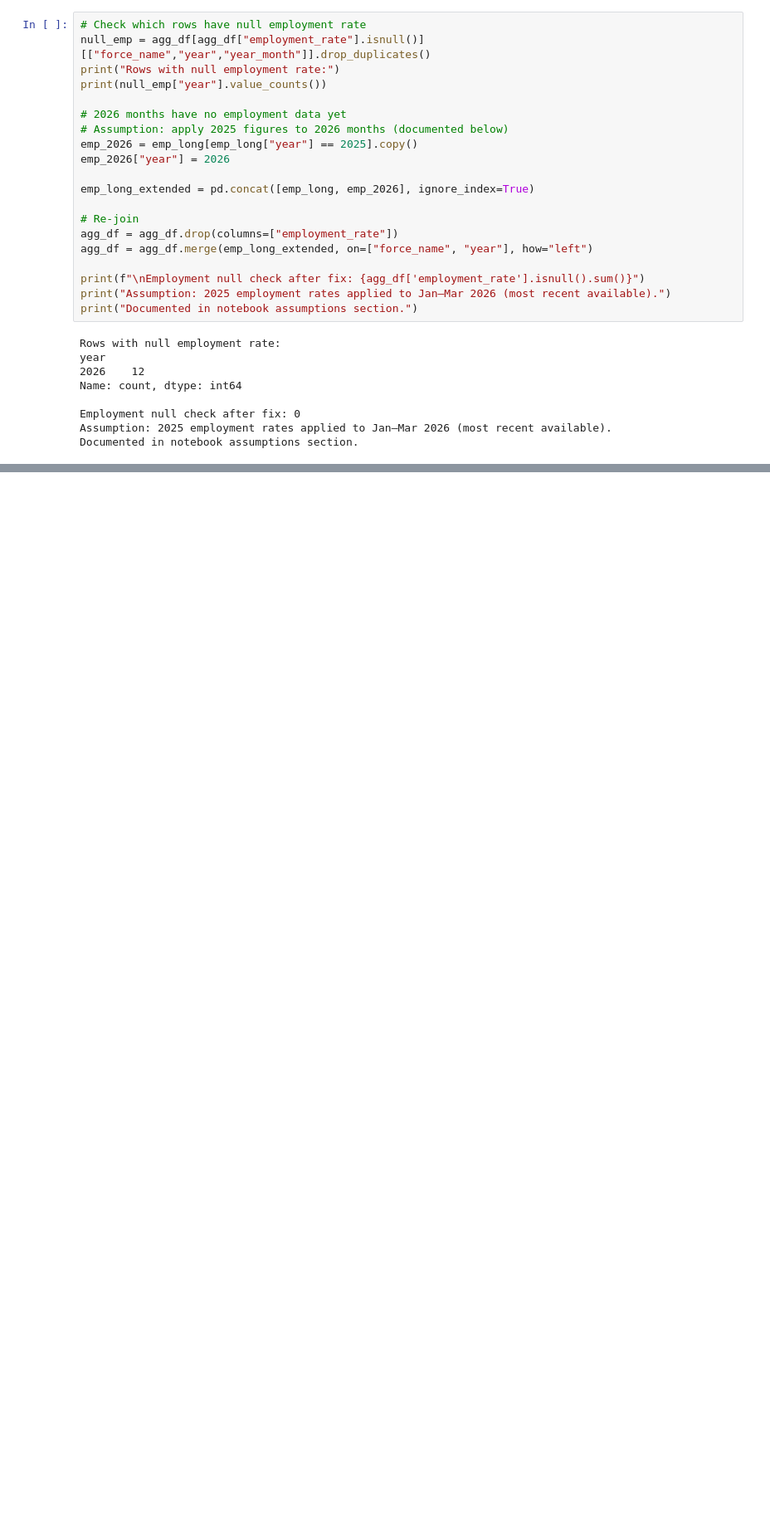
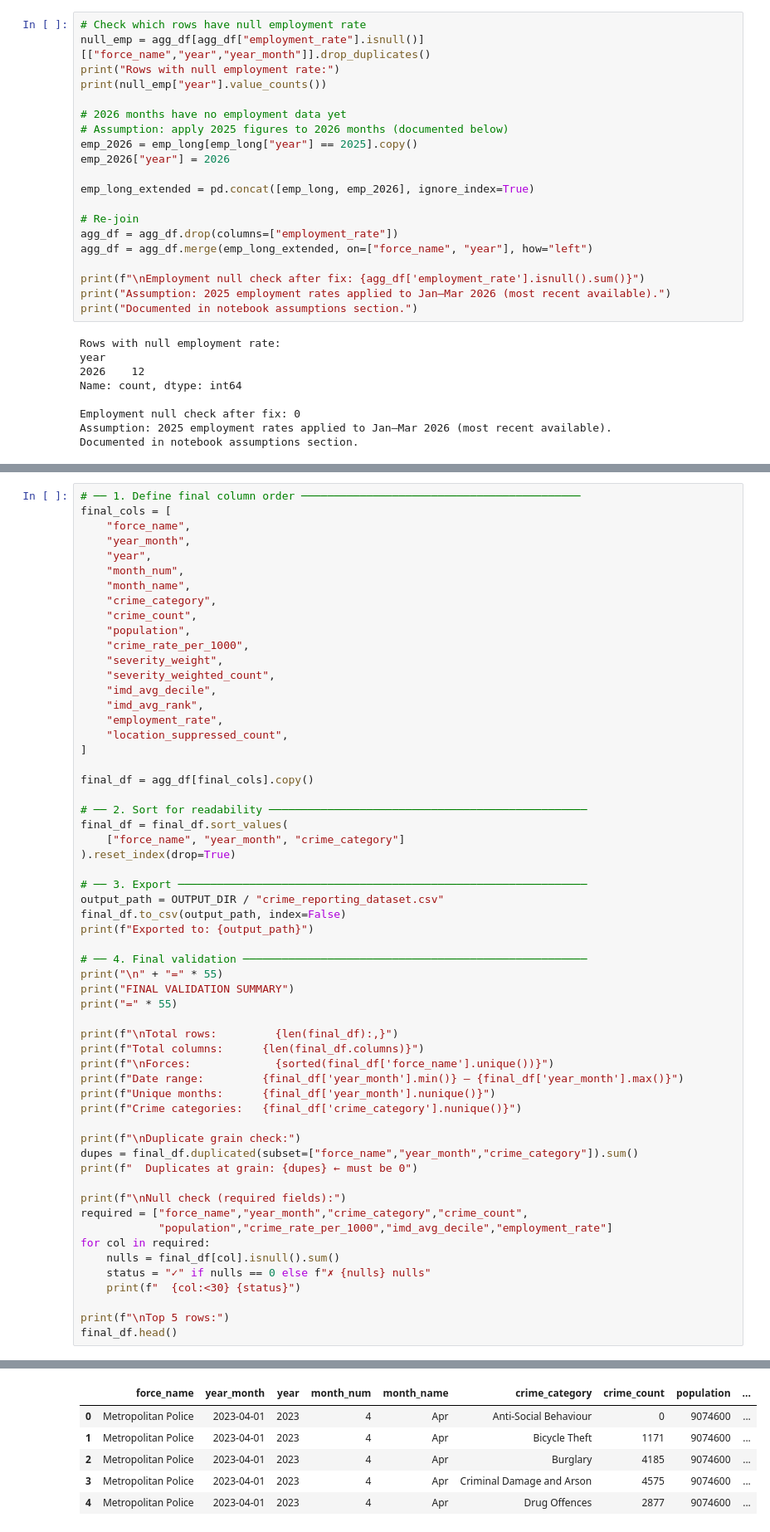
Before and after one commit to izzamgolamaully/crime_pipeline, a Jupyter notebook: crime_pipeline.ipynb, the cells around one changed output, grey strips where cells are left out. Shown at 83% size. Drawn from its saved outputs; the diff is of its cells as text; blank space fills up the shorter version.

Commit message:
export and validating into a csv file in the output folders

```diff
--- a/crime_pipeline.ipynb
+++ b/crime_pipeline.ipynb
@@ -950,0 +957,59 @@ Documented in notebook assumptions section.
+# %%
+# ── 1. Define final column order ───────────────────────────────────────────
+final_cols = [
+    "force_name",
+    "year_month",
+    "year",
+    "month_num",
+    "month_name",
+    "crime_category",
+    "crime_count",
+    "population",
+    "crime_rate_per_1000",
+    "severity_weight",
+    "severity_weighted_count",
+    "imd_avg_decile",
+    "imd_avg_rank",
+    "employment_rate",
+    "location_suppressed_count",
+]
+
+final_df = agg_df[final_cols].copy()
+
+# ── 2. Sort for readability ─────────────────────────────────────────────────
+final_df = final_df.sort_values(
+    ["force_name", "year_month", "crime_category"]
+).reset_index(drop=True)
+
+# ── 3. Export ───────────────────────────────────────────────────────────────
+output_path = OUTPUT_DIR / "crime_reporting_dataset.csv"
+final_df.to_csv(output_path, index=False)
+print(f"Exported to: {output_path}")
+
+# ── 4. Final validation ─────────────────────────────────────────────────────
+print("\n" + "=" * 55)
+print("FINAL VALIDATION SUMMARY")
+print("=" * 55)
+
+print(f"\nTotal rows:         {len(final_df):,}")
+print(f"Total columns:      {len(final_df.columns)}")
+print(f"\nForces:             {sorted(final_df['force_name'].unique())}")
+print(f"Date range:         {final_df['year_month'].min()} – {final_df['year_month'].max()}")
+print(f"Unique months:      {final_df['year_month'].nunique()}")
+print(f"Crime categories:   {final_df['crime_category'].nunique()}")
+
+print(f"\nDuplicate grain check:")
+dupes = final_df.duplicated(subset=["force_name","year_month","crime_category"]).sum()
+print(f"  Duplicates at grain: {dupes} ← must be 0")
+
+print(f"\nNull check (required fields):")
+required = ["force_name","year_month","crime_category","crime_count",
+            "population","crime_rate_per_1000","imd_avg_decile","employment_rate"]
+for col in required:
+    nulls = final_df[col].isnull().sum()
+    status = "✓" if nulls == 0 else f"✗ {nulls} nulls"
+    print(f"  {col:<30} {status}")
+
+print(f"\nTop 5 rows:")
+final_df.head()
+# %% [output]
@@ -950,0 +1033,6 @@ Documented in notebook assumptions section.
+|  | force_name | year_month | year | month_num | month_name | crime_category | crime_count | population | ... |
+| 0 | Metropolitan Police | 2023-04-01 | 2023 | 4 | Apr | Anti-Social Behaviour | 0 | 9074600 | ... |
+| 1 | Metropolitan Police | 2023-04-01 | 2023 | 4 | Apr | Bicycle Theft | 1171 | 9074600 | ... |
+| 2 | Metropolitan Police | 2023-04-01 | 2023 | 4 | Apr | Burglary | 4185 | 9074600 | ... |
+| 3 | Metropolitan Police | 2023-04-01 | 2023 | 4 | Apr | Criminal Damage and Arson | 4575 | 9074600 | ... |
+| 4 | Metropolitan Police | 2023-04-01 | 2023 | 4 | Apr | Drug Offences | 2877 | 9074600 | ... |
```
Also changed, not shown: parts of 2 cells of this notebook.
